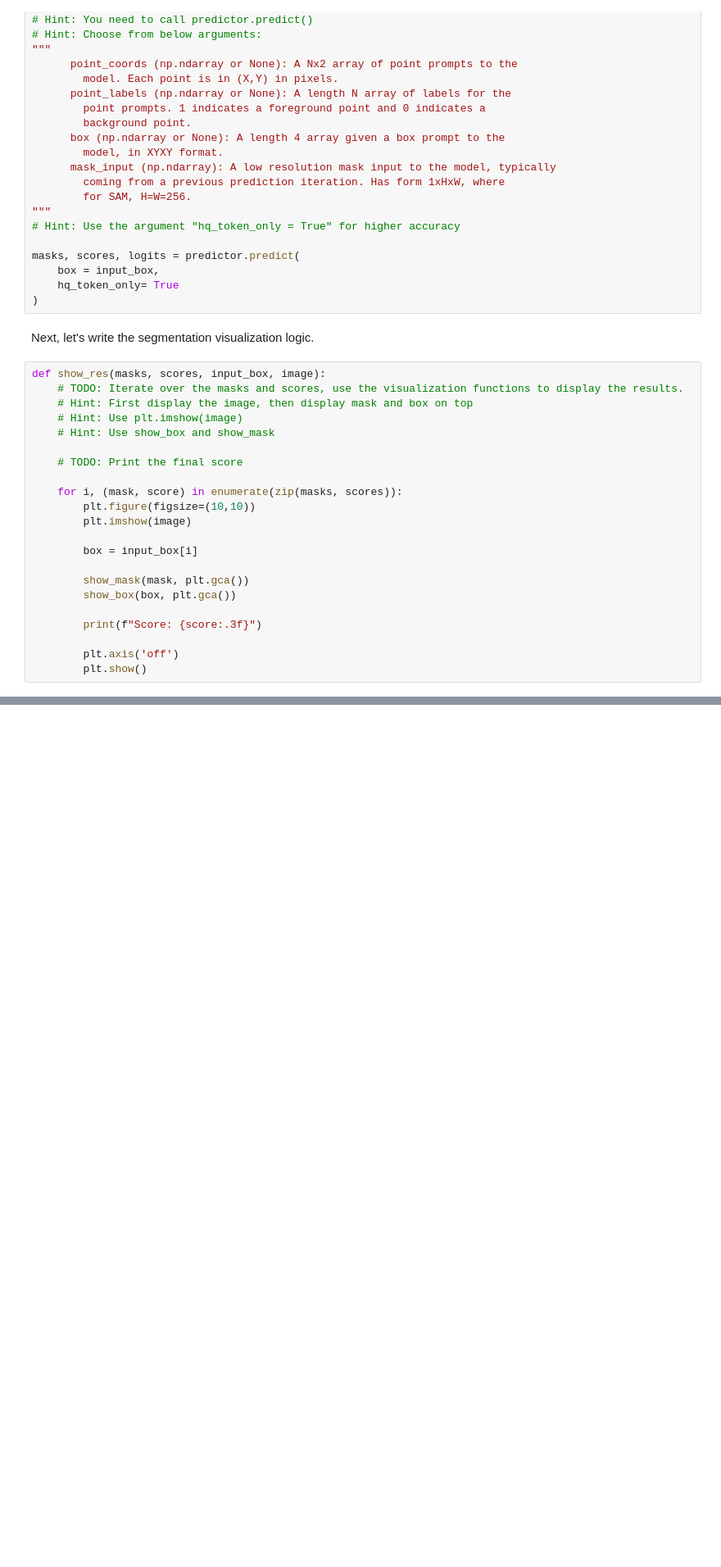
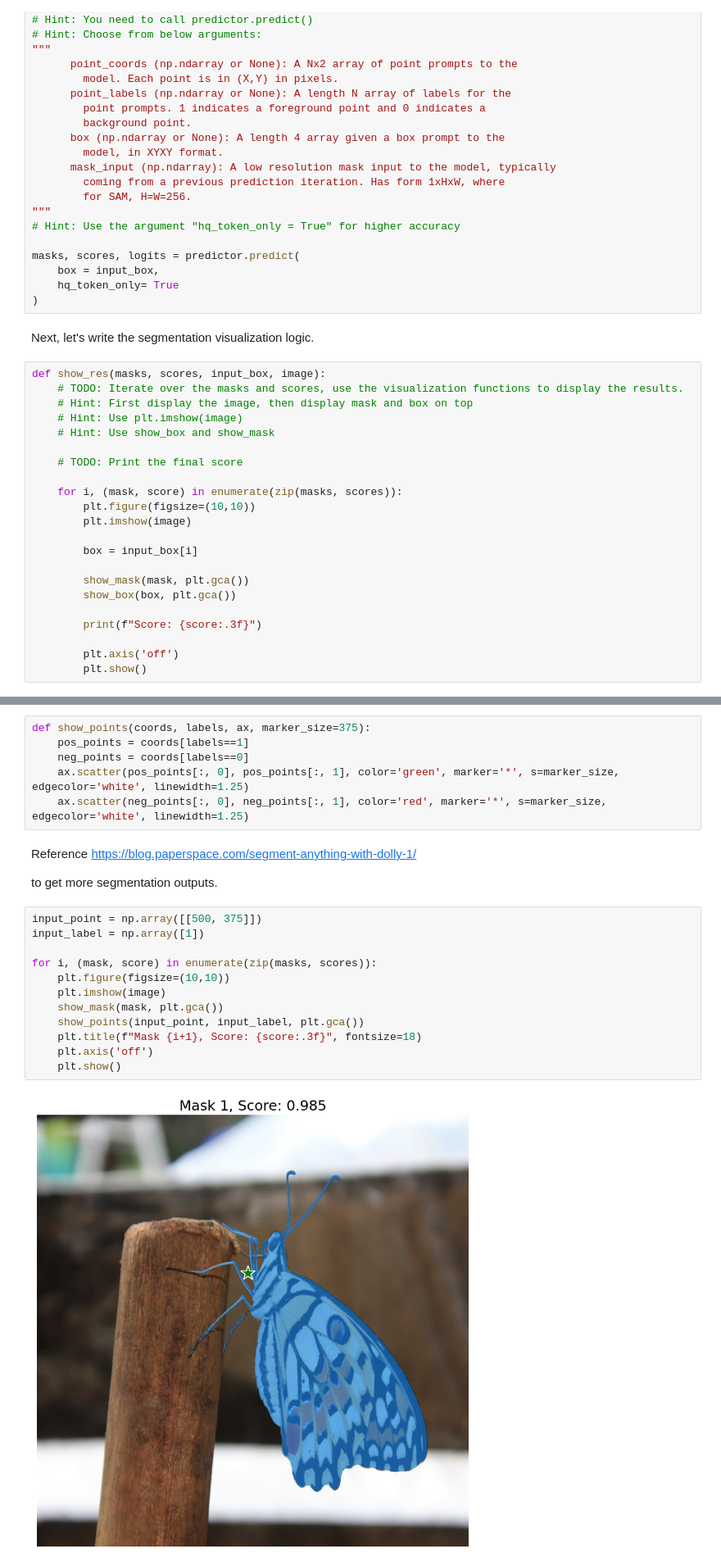
Before and after one commit to HajimeK/generativeai, a Jupyter notebook: excercise/Transformer Based Computer Vision Models/SAM.ipynb, the cells around one changed output, grey strips where cells are left out. Shown at 82% size. Cells and saved outputs as stored; diff of their text form; blank space fills up the shorter version.

Commit message:
Full segmentation with SAM

```diff
--- a/excercise/Transformer Based Computer Vision Models/SAM.ipynb
+++ b/excercise/Transformer Based Computer Vision Models/SAM.ipynb
@@ -124,0 +125,25 @@ Score: 0.775
+# %%
+def show_points(coords, labels, ax, marker_size=375):
+    pos_points = coords[labels==1]
+    neg_points = coords[labels==0]
+    ax.scatter(pos_points[:, 0], pos_points[:, 1], color='green', marker='*', s=marker_size, edgecolor='white', linewidth=1.25)
+    ax.scatter(neg_points[:, 0], neg_points[:, 1], color='red', marker='*', s=marker_size, edgecolor='white', linewidth=1.25)
+# %% [markdown]
+Reference
+https://blog.paperspace.com/segment-anything-with-dolly-1/
+
+to get more segmentation outputs.
+# %%
+input_point = np.array([[500, 375]])
+input_label = np.array([1])
+
+for i, (mask, score) in enumerate(zip(masks, scores)):
+    plt.figure(figsize=(10,10))
+    plt.imshow(image)
+    show_mask(mask, plt.gca())
+    show_points(input_point, input_label, plt.gca())
+    plt.title(f"Mask {i+1}, Score: {score:.3f}", fontsize=18)
+    plt.axis('off')
+    plt.show()
+# %% [output]
+[figure, added]
```
Also changed, not shown: parts of 4 cells of this notebook.
